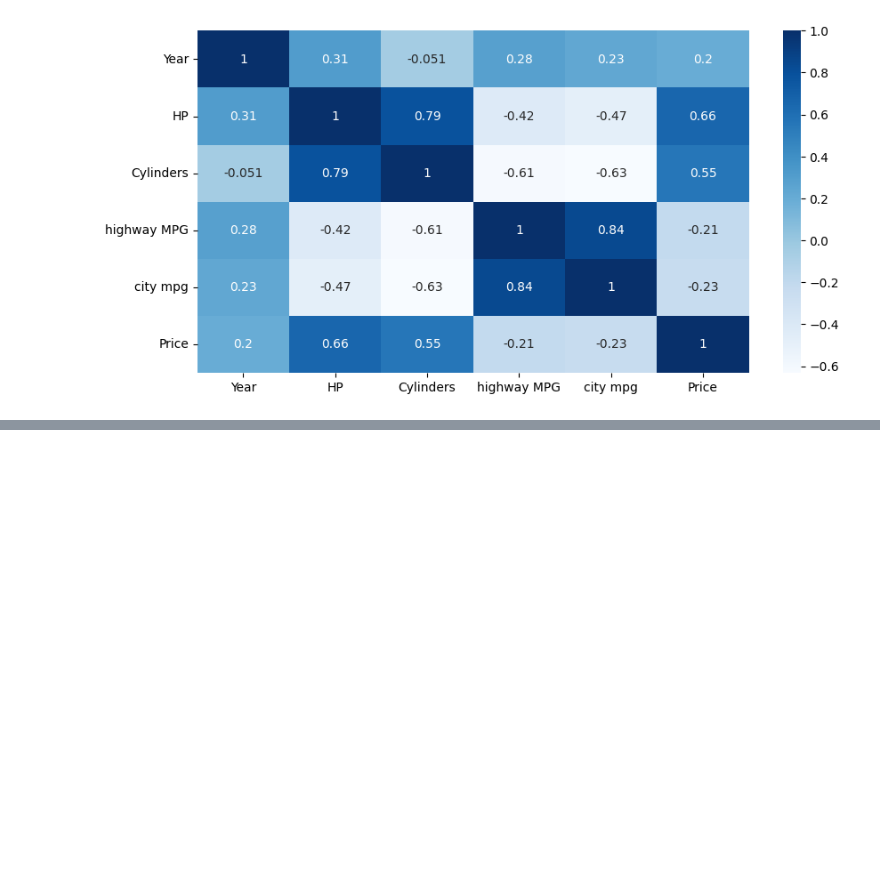
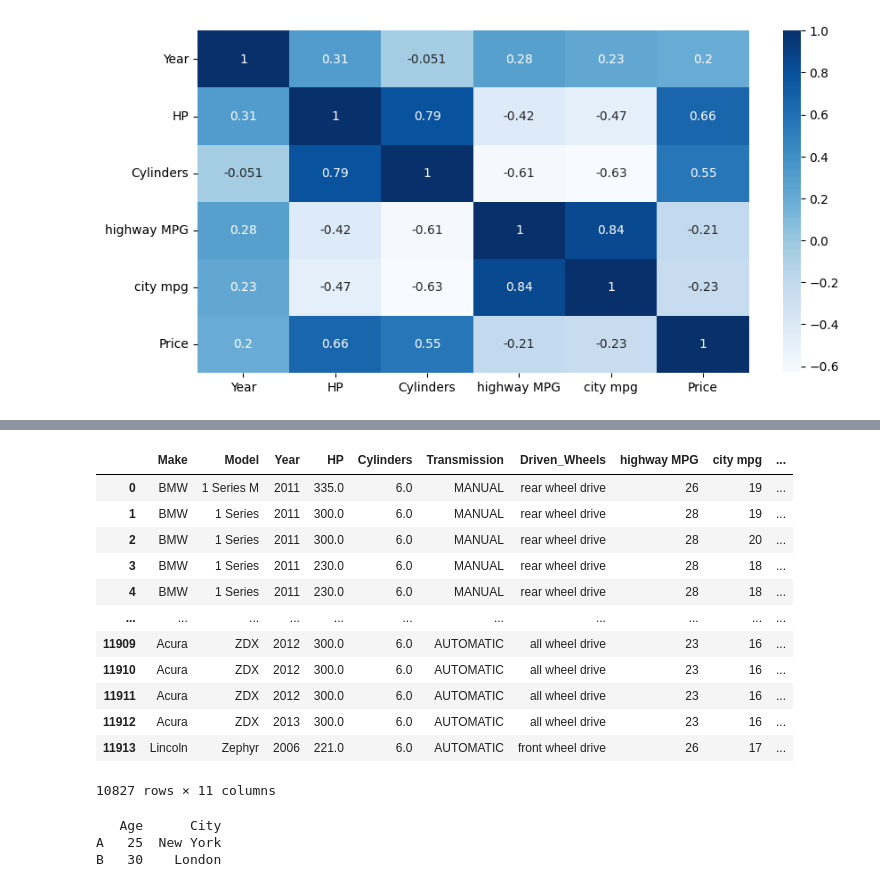
Before and after one commit to ESET0082/BASIC, a Jupyter notebook: Python-ML/Day-6/analysis.ipynb, the cells around one changed output, grey strips where cells are left out. Saved outputs shown, nothing was run; the diff lists cells and outputs as text; code cells hidden in the pictures; blank space fills up the shorter version.

```diff
--- a/Python-ML/Day-6/analysis.ipynb
+++ b/Python-ML/Day-6/analysis.ipynb
@@ -250,3 +250,5 @@ c
 | city mpg | 0.234135 | -0.473551 | -0.632407 | 0.841229 | 1.000000 | -0.234050 |
 | Price | 0.196789 | 0.659835 | 0.554740 | -0.209150 | -0.234050 | 1.000000 |
 [figure]
+# %%
+df['profit']=df['Year']-df['Price']
@@ -252,0 +270,22 @@ c
+# %%
+df
+# %% [output]
+|  | Make | Model | Year | HP | Cylinders | Transmission | Driven_Wheels | highway MPG | city mpg | ... |
+| 0 | BMW | 1 Series M | 2011 | 335.0 | 6.0 | MANUAL | rear wheel drive | 26 | 19 | ... |
+| 1 | BMW | 1 Series | 2011 | 300.0 | 6.0 | MANUAL | rear wheel drive | 28 | 19 | ... |
+| 2 | BMW | 1 Series | 2011 | 300.0 | 6.0 | MANUAL | rear wheel drive | 28 | 20 | ... |
+| 3 | BMW | 1 Series | 2011 | 230.0 | 6.0 | MANUAL | rear wheel drive | 28 | 18 | ... |
+| 4 | BMW | 1 Series | 2011 | 230.0 | 6.0 | MANUAL | rear wheel drive | 28 | 18 | ... |
+| ... | ... | ... | ... | ... | ... | ... | ... | ... | ... | ... |
+| 11909 | Acura | ZDX | 2012 | 300.0 | 6.0 | AUTOMATIC | all wheel drive | 23 | 16 | ... |
+| 11910 | Acura | ZDX | 2012 | 300.0 | 6.0 | AUTOMATIC | all wheel drive | 23 | 16 | ... |
+| 11911 | Acura | ZDX | 2012 | 300.0 | 6.0 | AUTOMATIC | all wheel drive | 23 | 16 | ... |
+| 11912 | Acura | ZDX | 2013 | 300.0 | 6.0 | AUTOMATIC | all wheel drive | 23 | 16 | ... |
+| 11913 | Lincoln | Zephyr | 2006 | 221.0 | 6.0 | AUTOMATIC | front wheel drive | 26 | 17 | ... |
+10827 rows × 11 columns
+# %%
+print(df.loc[['A','B'], ['Age', 'City']])
+# %% [output]
+   Age      City
+A   25  New York
+B   30    London
```
Also changed, not shown: parts of 3 cells of this notebook.
